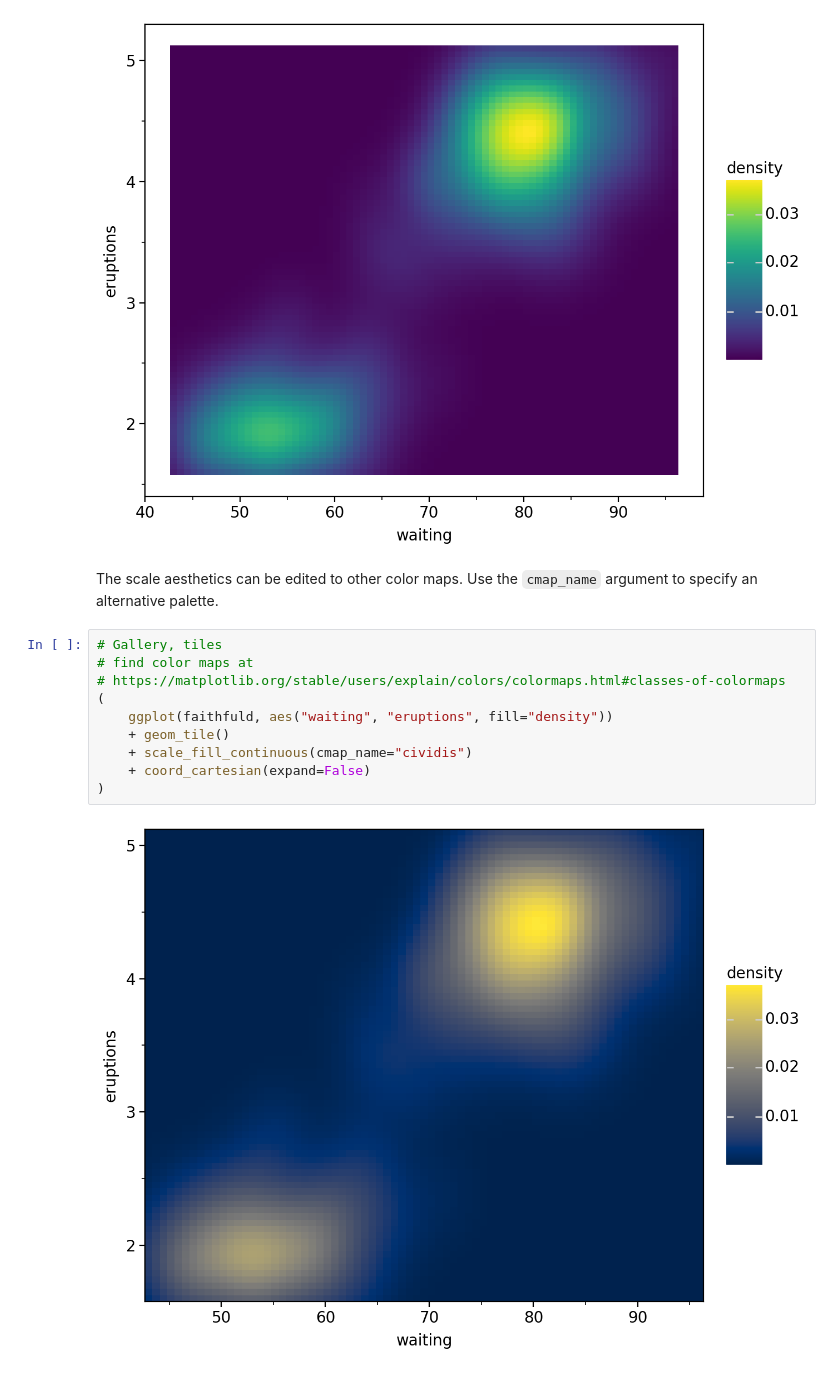
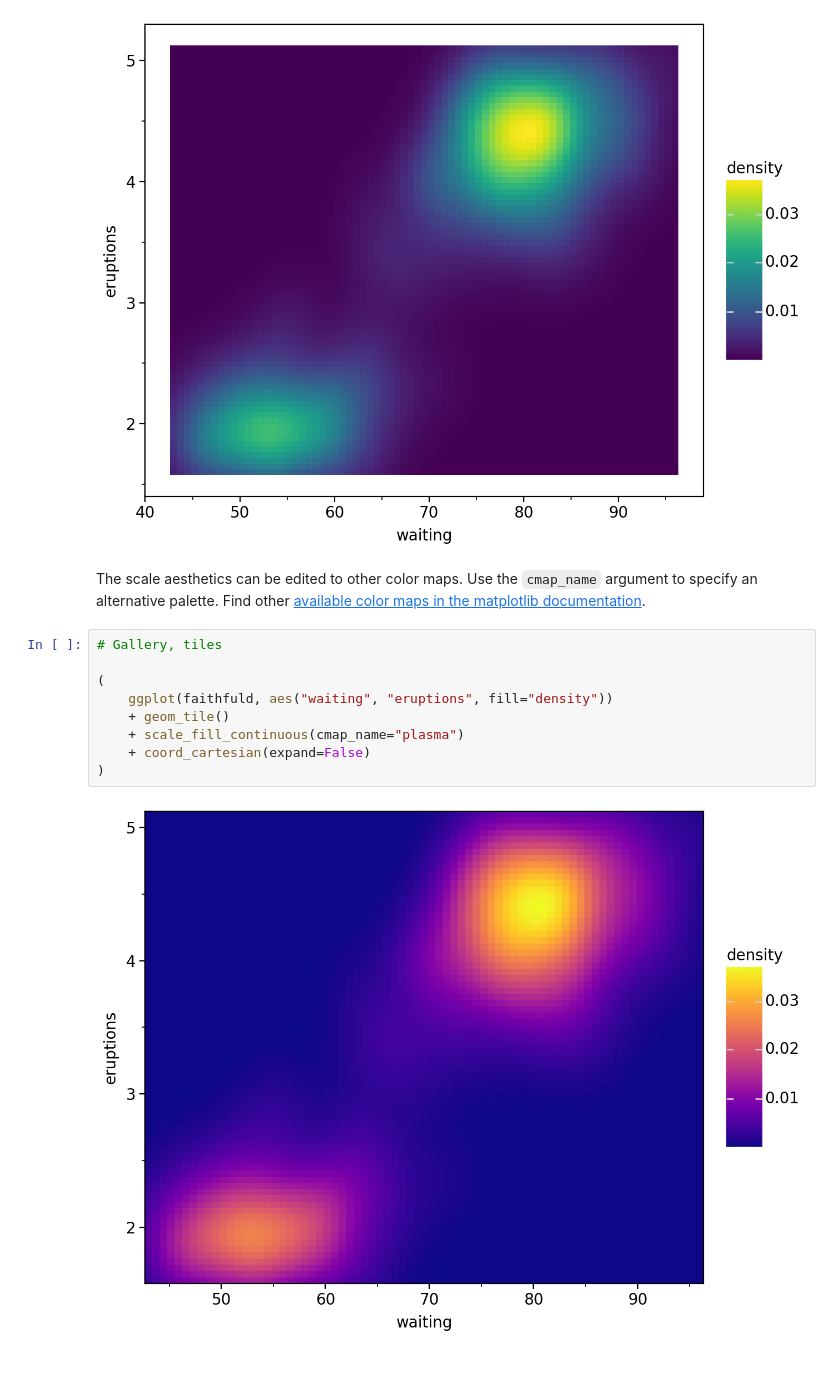
Before and after one commit to has2k1/plotnine-examples, a Jupyter notebook: plotnine_examples/examples/scale_fill_continuous.ipynb, the cells around one changed output. Saved outputs shown, nothing was run; the diff lists cells and outputs as text.

Commit message:
cmap_name to plasma

```diff
--- a/plotnine_examples/examples/scale_fill_continuous.ipynb
+++ b/plotnine_examples/examples/scale_fill_continuous.ipynb
@@ -46,16 +46,15 @@ Notice that adding `scale_fill_continuous()` will not change the default plot.
 # %% [output]
 [figure]
 # %% [markdown]
-The scale aesthetics can be edited to other color maps. Use the `cmap_name` argument to specify an alternative palette.
+The scale aesthetics can be edited to other color maps. Use the `cmap_name` argument to specify an alternative palette. Find other [available color maps in the matplotlib documentation](https://matplotlib.org/stable/users/explain/colors/colormaps.html#classes-of-colormaps).
 # %%
 # Gallery, tiles
-# find color maps at
-# https://matplotlib.org/stable/users/explain/colors/colormaps.html#classes-of-colormaps
+
 (
     ggplot(faithfuld, aes("waiting", "eruptions", fill="density"))
     + geom_tile()
-    + scale_fill_continuous(cmap_name="cividis")
+    + scale_fill_continuous(cmap_name="plasma")
     + coord_cartesian(expand=False)
 )
 # %% [output]
-[figure, old version]
+[figure, new version]
```
Also changed, not shown: parts of 1 cell of this notebook.
